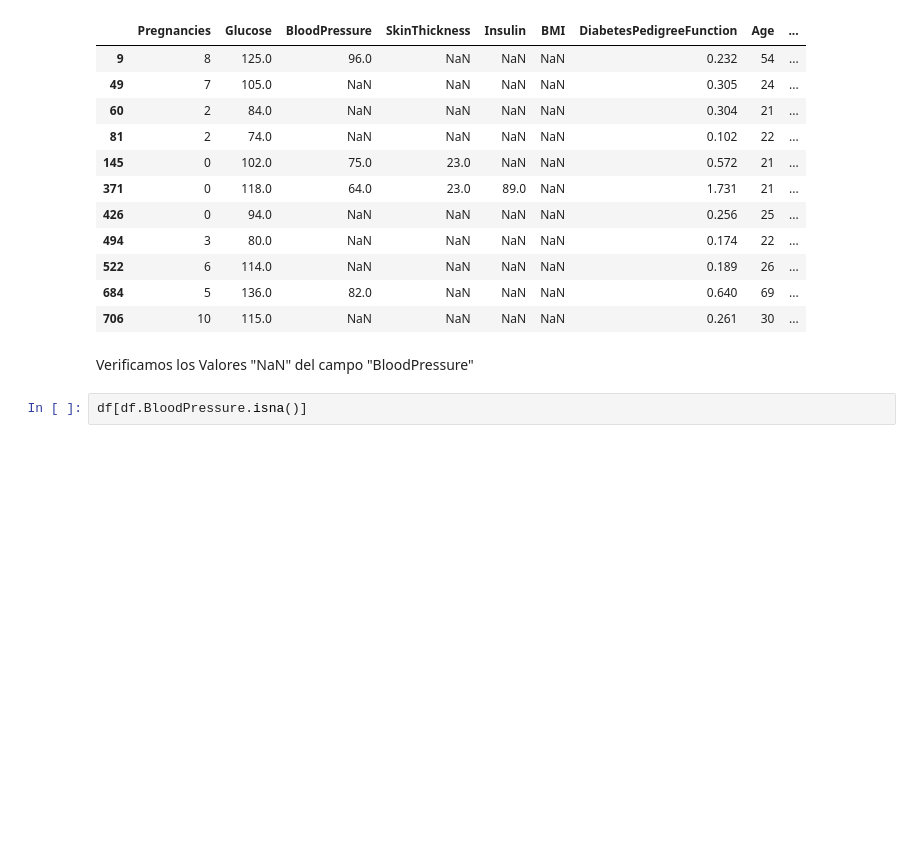
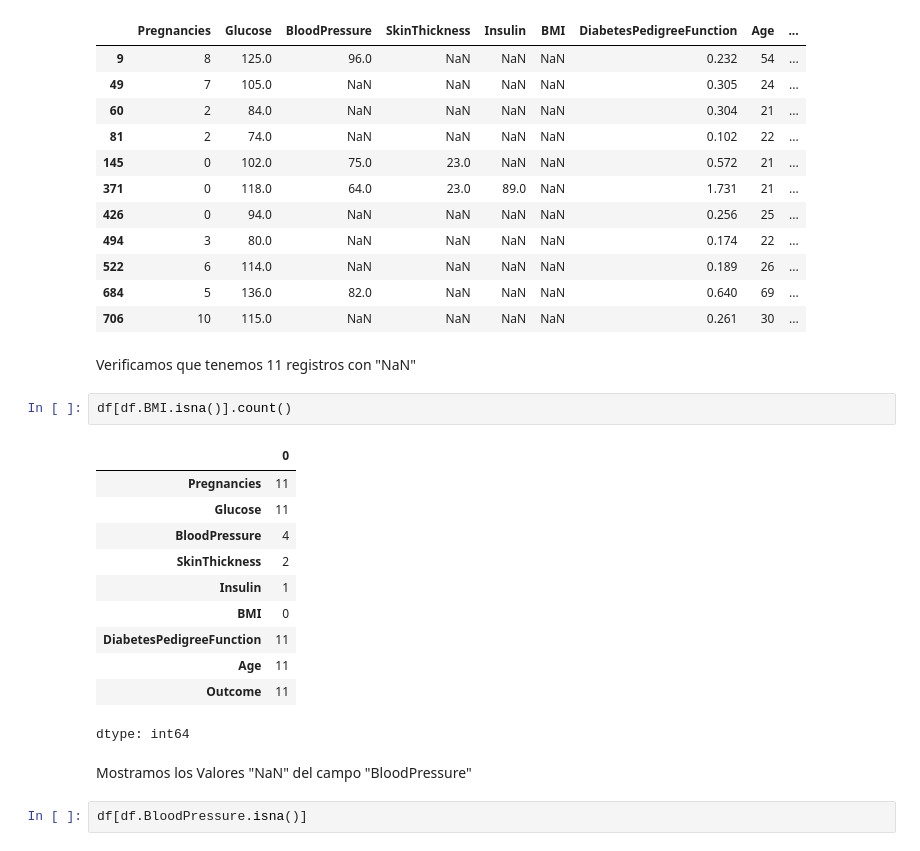
Before and after one commit to gabrielcan/ModeloDeDatosDiabetesPima, a Jupyter notebook: ModeloDiabetes.ipynb, the cells around one changed output. Drawn from its saved outputs; the diff is of its cells as text; blank space fills up the shorter version.

Commit message:
Seguimos viendo el manejo de los valores "NaN" en el campo "BloodPreessure"

```diff
--- a/ModeloDiabetes.ipynb
+++ b/ModeloDiabetes.ipynb
@@ -299,8 +301,24 @@ df[df.BMI.isna()]
 | 522 | 6 | 114.0 | NaN | NaN | NaN | NaN | 0.189 | 26 | ... |
 | 684 | 5 | 136.0 | 82.0 | NaN | NaN | NaN | 0.640 | 69 | ... |
 | 706 | 10 | 115.0 | NaN | NaN | NaN | NaN | 0.261 | 30 | ... |
+# %% [markdown]
+Verificamos que tenemos 11 registros con "NaN"
+# %%
+df[df.BMI.isna()].count()
+# %% [output]
+|  | 0 |
+| Pregnancies | 11 |
+| Glucose | 11 |
+| BloodPressure | 4 |
+| SkinThickness | 2 |
+| Insulin | 1 |
+| BMI | 0 |
+| DiabetesPedigreeFunction | 11 |
+| Age | 11 |
+| Outcome | 11 |
+dtype: int64
 # %% [markdown]
-Verificamos los Valores "NaN" del campo "BloodPressure"
+Mostramos los Valores "NaN" del campo "BloodPressure"
 # %%
 df[df.BloodPressure.isna()]
 # %% [output]
```
Also changed, not shown: parts of 17 cells of this notebook.
